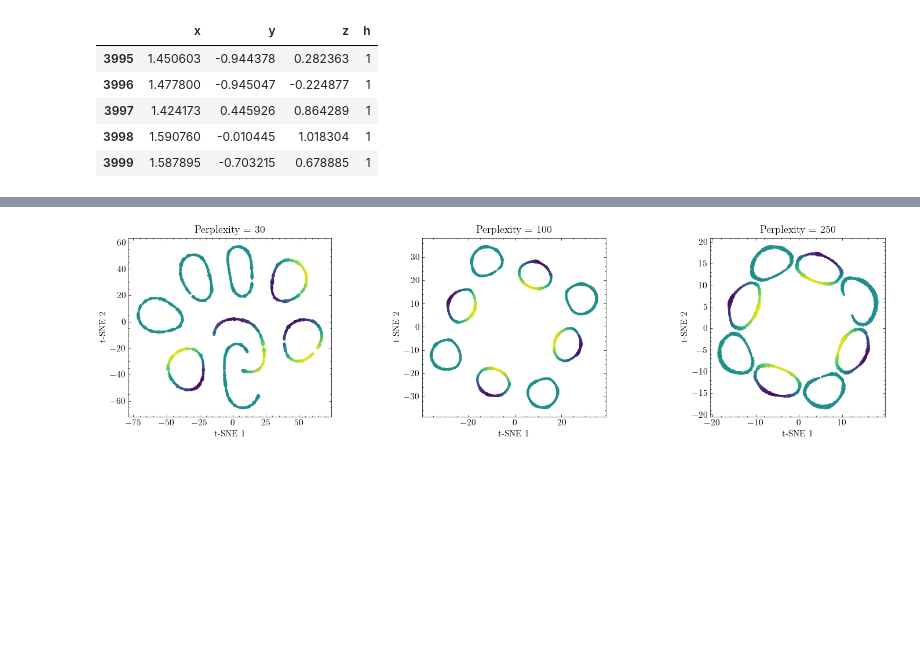
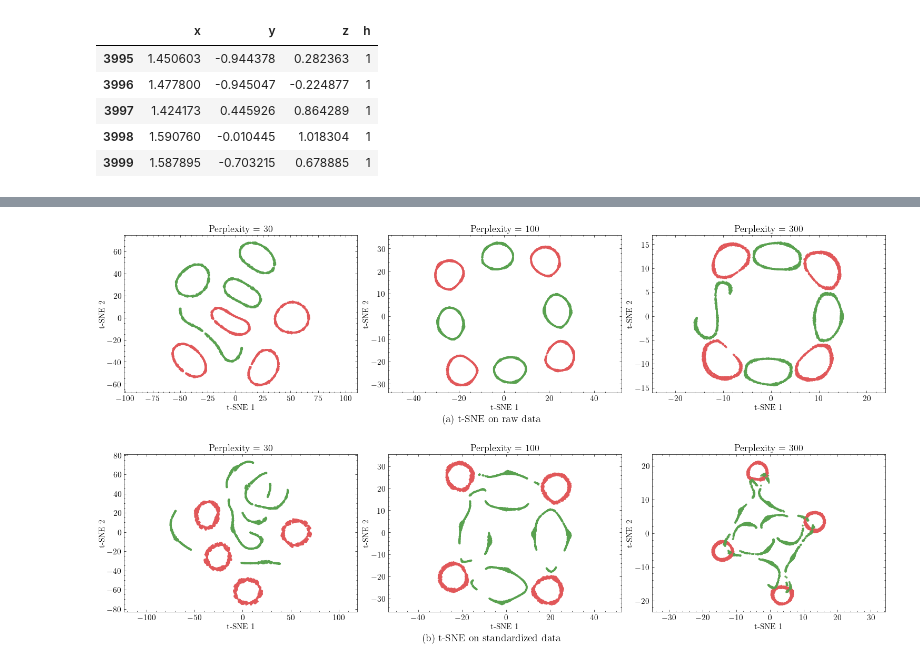
Before and after one commit to MO-tothe-ES/MLA_DIKU, a Jupyter notebook: HA7/HA7.ipynb, the cells around one changed output, grey strips where cells are left out. Cells and saved outputs as stored; diff of their text form; code cells hidden in the pictures; blank space fills up the shorter version.

```diff
--- a/HA7/HA7.ipynb
+++ b/HA7/HA7.ipynb
@@ -7,6 +7,12 @@ import numpy as np
 from matplotlib.colors import ListedColormap
 import warnings
 warnings.filterwarnings("ignore", message="KMeans is known to have a memory leak")
+from sklearn.decomposition import PCA
+from sklearn.manifold import TSNE
+from sklearn.preprocessing import StandardScaler
+from matplotlib.transforms import Bbox
+from IPython.display import Image, display
+from pathlib import Path
 
 import scienceplots
 plt.style.use(["science", "grid"])
@@ -17,7 +23,10 @@ plt.rcParams.update({
     "legend.fontsize": 9,
     "figure.titlesize": 15,
 })
-dpi=100
+dpi=300
+
+colors_pair = ['#4E79A7', '#E15759']
+colors_three = ['#4E79A7', '#E15759', '#59A14F']
 # %%
 # read (big) dataset and name dimensions
 bigd = pd.read_csv('data/big-dataset.csv', header=None)
@@ -286,42 +303,62 @@ Principal component directions:
 # %%
-from sklearn.manifold import TSNE
-import numpy as np
+X_raw = datavis[cols_raw].to_numpy()
+X_standardised = datavis[cols_standardised].to_numpy()
 
-X = datavis[['x', 'y', 'z']].to_numpy()
+# # Same random initialization for all six plots
+# rng = np.random.default_rng(69)
+# init = rng.normal(0, 1e-4, size=(len(X_raw), 2))
 
-# Same random initialization for all three
-rng = np.random.default_rng(42)
-init = rng.normal(0, 1e-4, size=(len(X), 2))
+fig = plt.figure(figsize=(15, 8), layout="constrained")
 
-fig, axes = plt.subplots(1, 3, figsize=(15, 4))
+# Small gaps; automatically leave room for labels
+fig.get_layout_engine().set(
+    w_pad=0.03,
+    h_pad=0.03,
+    wspace=0.02,
+    hspace=0.02
+)
 
-for ax, perplexity in zip(axes, [30, 100, 250]):
+row_figures = fig.subfigures(2, 1, hspace=0.08)
 
-    tsne = TSNE(
-        n_components=2,
-        perplexity=perplexity,
-        init=init.copy(),
-        random_state=42
-    )
+for row_fig, X, caption in zip(
+    row_figures,
+    [X_raw, X_standardised],
+    ["(a) t-SNE on raw data", "(b) t-SNE on standardized data"]
+):
+    axes = row_fig.subplots(1, 3)
 
-    X_tsne = tsne.fit_transform(X)
+    for ax, perplexity in zip(axes, [30, 100, 300]):
+        tsne = TSNE(
+            n_components=2,
+            perplexity=perplexity,
+            learning_rate='auto',
+            init='random',
+            random_state=69
+        )
 
-    ax.scatter(
-        X_tsne[:, 0], X_tsne[:, 1],
-        c=datavis.z, cmap='viridis',
-        s=3, alpha=0.8
-    )
+        X_tsne = tsne.fit_transform(X)
 
-    ax.set_title(f'Perplexity = {perplexity}')
-    ax.set_xlabel('t-SNE 1')
-    ax.set_ylabel('t-SNE 2')
-    ax.set_aspect('equal')
-    ax.grid(False)
+        ax.scatter(
+            X_tsne[:, 0], X_tsne[:, 1],
+            c=datavis.h,
+            cmap=ListedColormap(colors_three[1:]),
+            vmin=0, vmax=1,
+            s=3, alpha=0.8
+        )
 
-plt.tight_layout()
+        ax.set_title(f"Perplexity = {perplexity}", pad=5)
+        ax.set_xlabel("t-SNE 1", labelpad=2)
+        ax.set_ylabel("t-SNE 2", labelpad=2)
+        ax.set_aspect("equal", adjustable="datalim")
+        ax.grid(False)
+
+    # Caption immediately underneath this row
+    row_fig.supxlabel(caption, fontsize=14)
+
+plt.savefig('output/tSNE.png', dpi=dpi)
 plt.show()
 # %% [output]
-[figure, old version]
+[figure, new version]
 # %%
 # k-means cost for different numbers of clusters (for data.csv / data.txt)
 data = pd.read_csv('data/data.csv', header=None)
```
Also changed, not shown: parts of 9 cells of this notebook, 13 other files.
